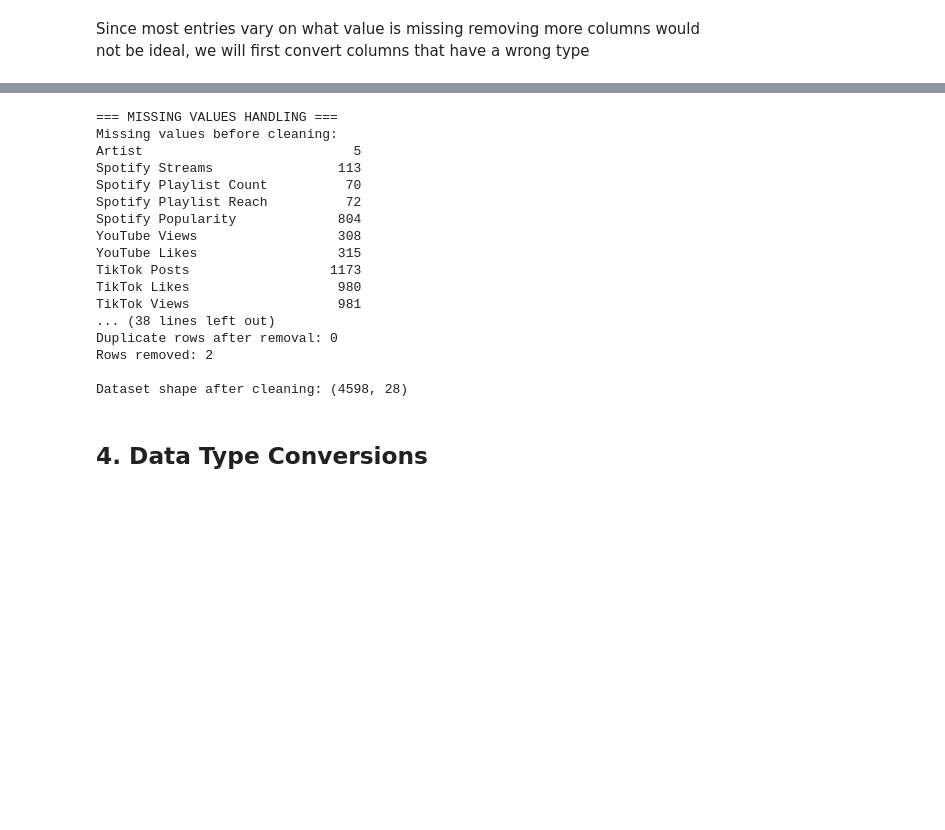
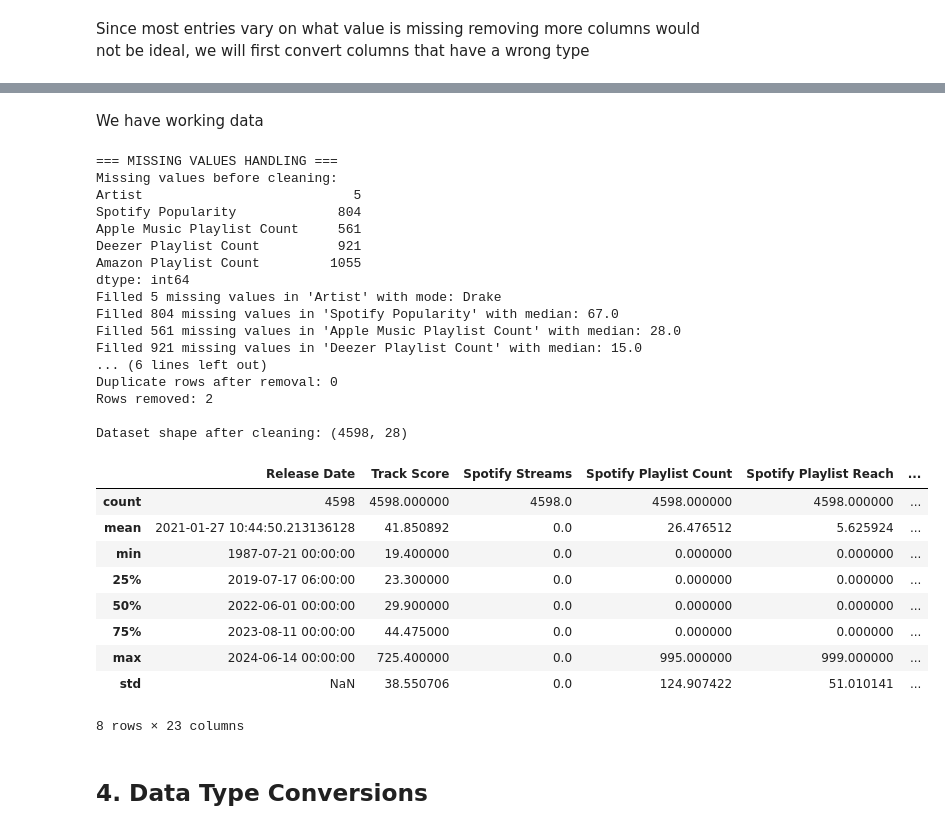
Before and after one commit to ATaveraMi/concentracion, a Jupyter notebook: ETL/week3/etl.ipynb, the cells around one changed output, grey strips where cells are left out. Drawn from its saved outputs; the diff is of its cells as text; code cells hidden in the pictures; blank space fills up the shorter version.

Commit message:
working data

```diff
--- a/ETL/week3/etl.ipynb
+++ b/ETL/week3/etl.ipynb
@@ -293,44 +289,10 @@ Soundcloud Streams                     int64
 Shazam Counts                          int64
 Explicit Track                         int64
 dtype: object
-# %%
-print("=== DATA CONSISTENCY CHECKS ===")
-
-# Check for data inconsistencies and clean them
-consistency_issues = []
-
-# Clean numerical columns that might have string formatting (commas, etc.)
-numerical_string_cols = []
-for col in df_transformed.columns:
-    if df_transformed[col].dtype == 'object':
-        # Check if column contains numerical data stored as strings
-        sample_values = df_transformed[col].dropna().head(10)
-        if any(str(val).replace(',', '').replace('.', '').isdigit() for val in sample_values):
-            numerical_string_cols.append(col)
-
-print(f"Columns with numerical data stored as strings: {numerical_string_cols}")
-
-# Convert numerical string columns to proper numerical format
-for col in numerical_string_cols:
-    try:
-        # Remove commas and convert to numeric
-        df_transformed[col] = pd.to_numeric(df_transformed[col].astype(str).str.replace(',', ''), errors='coerce')
-        print(f"✓ Converted '{col}' from string to numerical format")
-    except Exception as e:
-        print(f"⚠ Could not convert '{col}': {e}")
-
-# Check for negative values in columns that shouldn't have them (like streams, counts)
-stream_columns = [col for col in df_transformed.columns if 'stream' in col.lower() or 'count' in col.lower() or 'spin' in col.lower()]
-for col in stream_columns:
-    if df_transformed[col].dtype in ['int64', 'float64']:
-        negative_count = (df_transformed[col] < 0).sum()
-        if negative_count > 0:
-            print(f"⚠ Found {negative_count} negative values in '{col}' - these will be set to 0")
-            df_transformed[col] = df_transformed[col].clip(lower=0)
-
-print("\n✓ Data consistency checks completed!")
+# %% [markdown]
+We have working data
 # %%
-# 1.1 Check for and handle missing values
+# 1.2 Check for and handle missing values
 print("=== MISSING VALUES HANDLING ===")
 missing_before = df_transformed.isnull().sum()
 print("Missing values before cleaning:")
@@ -345,6 +307,10 @@ for column in df_transformed.columns:
             median_value = df_transformed[column].median()
             df_transformed[column].fillna(median_value, inplace=True)
             print(f"Filled {missing_count} missing values in '{column}' with median: {median_value}")
+        elif df_transformed[column].dtype in ['datetime']:
+            # Fill missing values with a default date
+            df_transformed[column].fillna(pd.to_datetime('2024-01-01'), inplace=True)
+            print(f"Filled {missing_count} missing values in '{column}' with datetime: 2024-01-01")
         else:
             # For categorical columns, use mode imputation
             mode_value = df_transformed[column].mode()[0] if len(df_transformed[column].mode()) > 0 else 'Unknown'
@@ -372,20 +338,33 @@ print(f"\nDataset shape after cleaning: {df_transformed.shape}")
 === MISSING VALUES HANDLING ===
 Missing values before cleaning:
 Artist                           5
-Spotify Streams                113
-Spotify Playlist Count          70
-Spotify Playlist Reach          72
 Spotify Popularity             804
-YouTube Views                  308
-YouTube Likes                  315
-TikTok Posts                  1173
-TikTok Likes                   980
-TikTok Views                   981
-... (38 lines left out)
+Apple Music Playlist Count     561
+Deezer Playlist Count          921
+Amazon Playlist Count         1055
+dtype: int64
+Filled 5 missing values in 'Artist' with mode: Drake
+Filled 804 missing values in 'Spotify Popularity' with median: 67.0
+Filled 561 missing values in 'Apple Music Playlist Count' with median: 28.0
+Filled 921 missing values in 'Deezer Playlist Count' with median: 15.0
+... (6 lines left out)
 Duplicate rows after removal: 0
 Rows removed: 2
 
 Dataset shape after cleaning: (4598, 28)
+# %%
+df_transformed.describe()
+# %% [output]
+|  | Release Date | Track Score | Spotify Streams | Spotify Playlist Count | Spotify Playlist Reach | ... |
+| count | 4598 | 4598.000000 | 4598.0 | 4598.000000 | 4598.000000 | ... |
+| mean | 2021-01-27 10:44:50.213136128 | 41.850892 | 0.0 | 26.476512 | 5.625924 | ... |
+| min | 1987-07-21 00:00:00 | 19.400000 | 0.0 | 0.000000 | 0.000000 | ... |
+| 25% | 2019-07-17 06:00:00 | 23.300000 | 0.0 | 0.000000 | 0.000000 | ... |
+| 50% | 2022-06-01 00:00:00 | 29.900000 | 0.0 | 0.000000 | 0.000000 | ... |
+| 75% | 2023-08-11 00:00:00 | 44.475000 | 0.0 | 0.000000 | 0.000000 | ... |
+| max | 2024-06-14 00:00:00 | 725.400000 | 0.0 | 995.000000 | 999.000000 | ... |
+| std | NaN | 38.550706 | 0.0 | 124.907422 | 51.010141 | ... |
+8 rows × 23 columns
 # %% [markdown]
 ## 4. Data Type Conversions
 # %%
```
Also changed, not shown: parts of 1 cell of this notebook.
